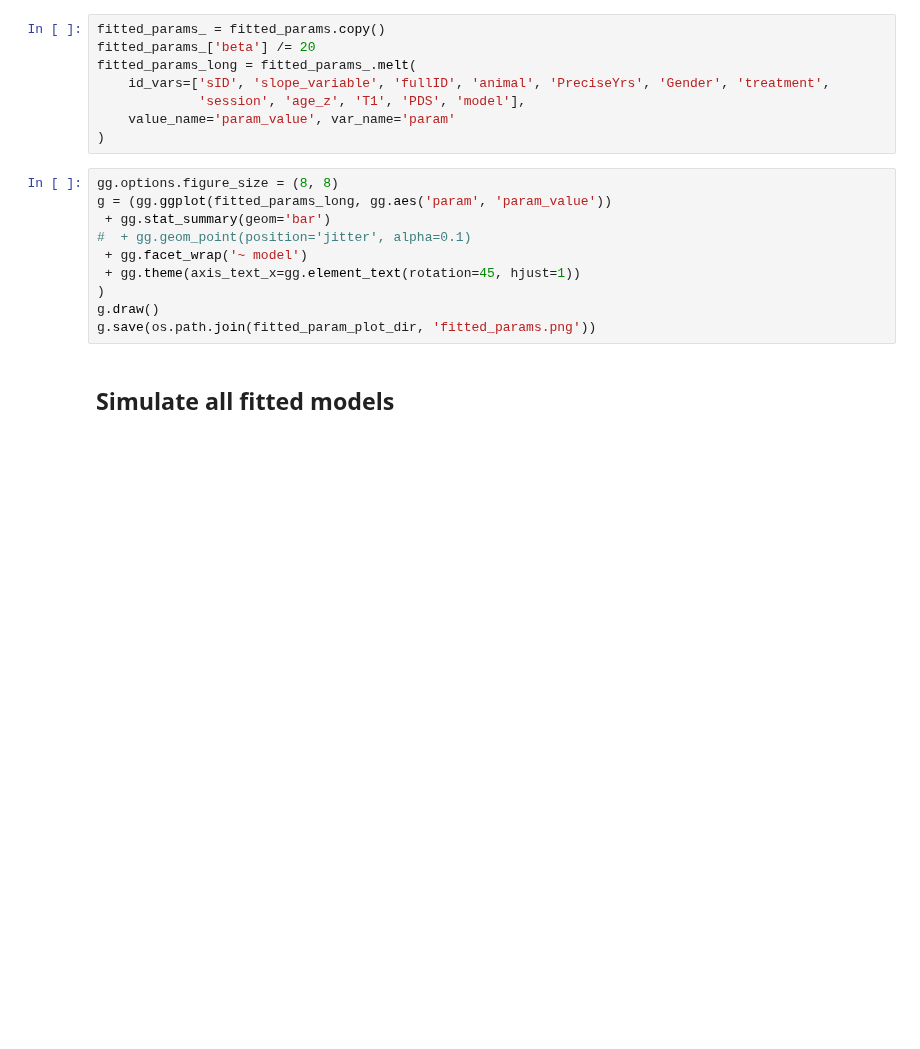
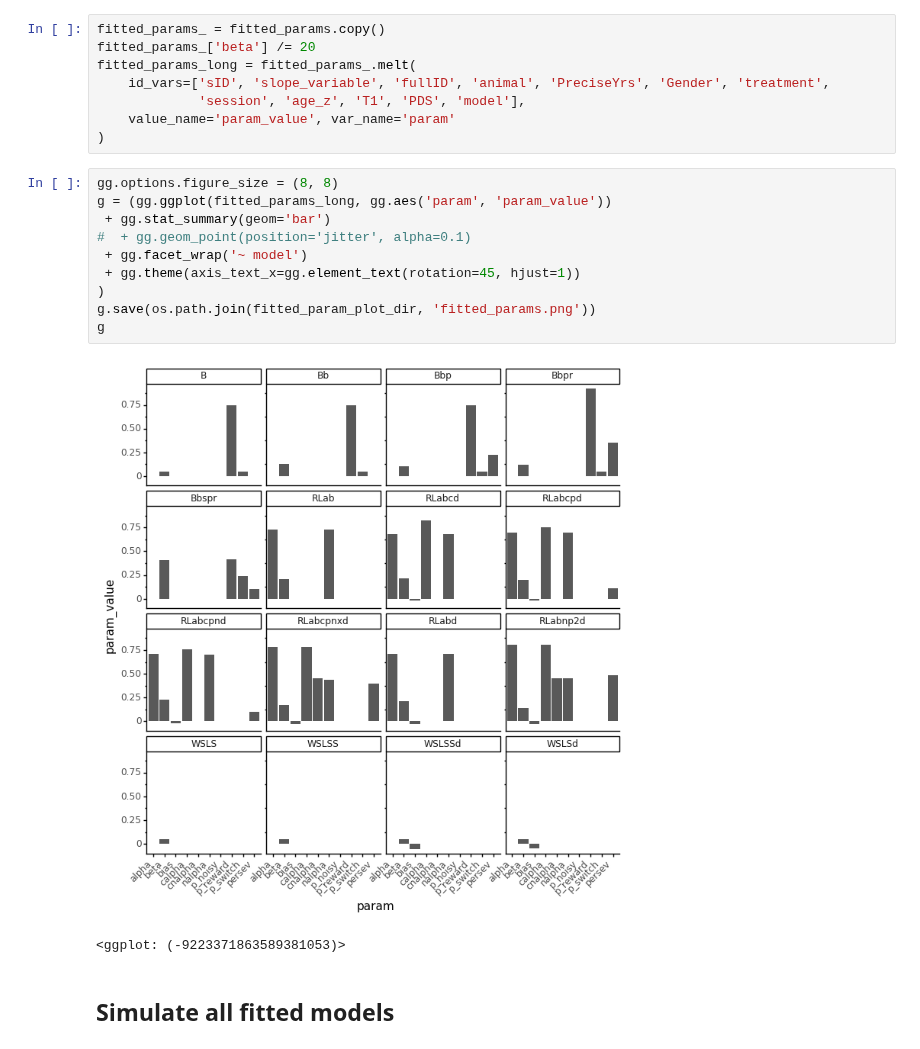
Before and after one commit to MariaEckstein/SLCN, a Jupyter notebook: models/SimulateMouseBehavior.ipynb, the cells around one changed output. Cells and saved outputs as stored; diff of their text form; blank space fills up the shorter version.

```diff
--- a/models/SimulateMouseBehavior.ipynb
+++ b/models/SimulateMouseBehavior.ipynb
@@ -542,13 +635,16 @@ fitted_params_long = fitted_params_.melt(
 # %%
 gg.options.figure_size = (8, 8)
 g = (gg.ggplot(fitted_params_long, gg.aes('param', 'param_value'))
  + gg.stat_summary(geom='bar')
 #  + gg.geom_point(position='jitter', alpha=0.1)
  + gg.facet_wrap('~ model')
  + gg.theme(axis_text_x=gg.element_text(rotation=45, hjust=1))
 )
-g.draw()
 g.save(os.path.join(fitted_param_plot_dir, 'fitted_params.png'))
+g
+# %% [output]
+[figure, added]
+<ggplot: (-9223371863589381053)>
 # %% [markdown]
 ## Simulate all fitted models
 # %%
```
Also changed, not shown: parts of 21 cells of this notebook.
